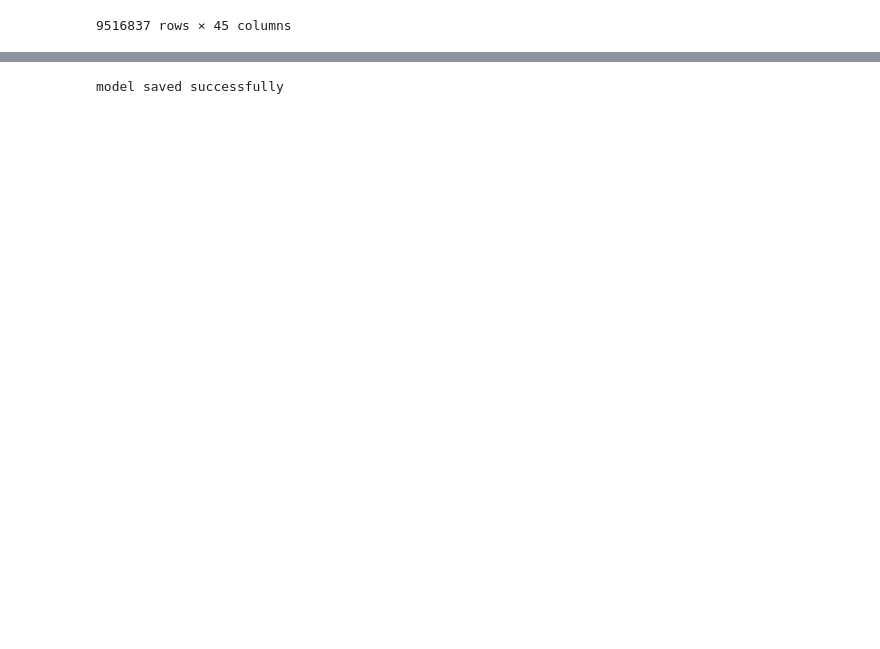
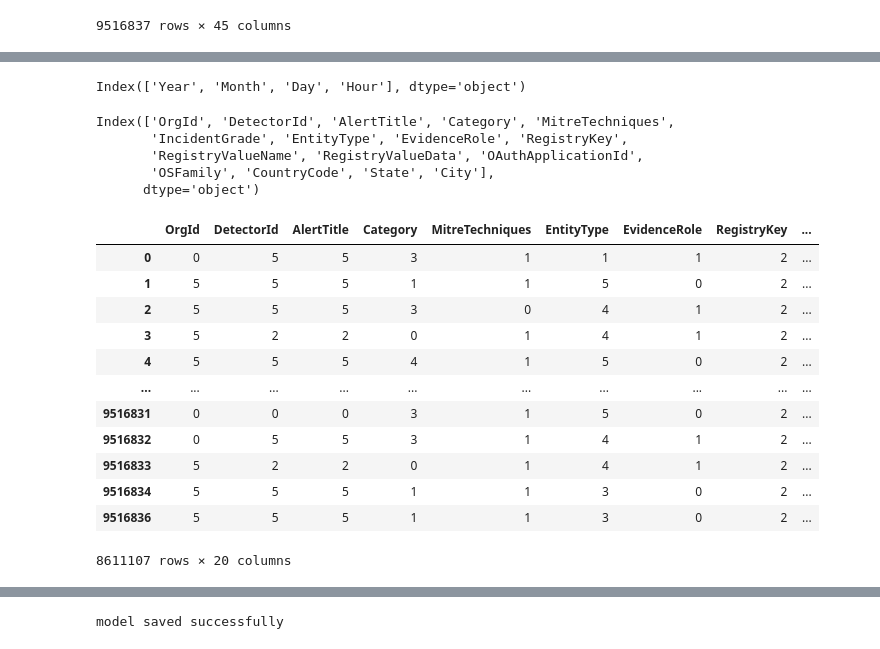
Before and after one commit to Shabanabacker/cybersecurity-incident-classification, a Jupyter notebook: notebooks/microsoft.ipynb, the cells around one changed output, grey strips where cells are left out. Cells and saved outputs as stored; diff of their text form; code cells hidden in the pictures; blank space fills up the shorter version.

```diff
--- a/notebooks/microsoft.ipynb
+++ b/notebooks/microsoft.ipynb
@@ -70,0 +80,4 @@ print(rows,columns)
+# %%
+df.drop(columns=['Id','IncidentId','AlertId','DeviceId','AccountSid','AccountObjectId',
+                 'ApplicationId','ResourceIdName','NetworkMessageId','Sha256','IpAddress','Url',
+                'AccountUpn','AccountName','DeviceName','FileName','FolderPath','ApplicationName','OSVersion'],axis=1,inplace=True)
@@ -162,0 +144,66 @@ See the caveats in the documentation: https://pandas.pydata.org/pandas-docs/stab
+# %%
+numerical_columns=[ 'Year', 'Month', 'Day', 'Hour']
+for col in numerical_columns:
+    Q1 = df[col].quantile(0.10)
+    Q3 = df[col].quantile(0.90)
+    IQR = Q3 - Q1
+    df = df[~((df[col] < (Q1 - 1.5 * IQR)) | (df[col] > (Q3 + 1.5 * IQR)))]
+# %%
+numerical_columns=df.select_dtypes(include=['number']).columns
+numerical_columns
+# %% [output]
+Index(['Year', 'Month', 'Day', 'Hour'], dtype='object')
+# %%
+categorical_columns=df.select_dtypes(include=['object']).columns
+categorical_columns
+# %% [output]
+Index(['OrgId', 'DetectorId', 'AlertTitle', 'Category', 'MitreTechniques',
+       'IncidentGrade', 'EntityType', 'EvidenceRole', 'RegistryKey',
+       'RegistryValueName', 'RegistryValueData', 'OAuthApplicationId',
+       'OSFamily', 'CountryCode', 'State', 'City'],
+      dtype='object')
+# %%
+from sklearn.preprocessing import MinMaxScaler, LabelEncoder
+numerical_cols = [ 'Year', 'Month', 'Day', 'Hour']
+
+
+# Apply MinMaxScaler to numerical columns
+scaler = MinMaxScaler()
+df[numerical_cols] = scaler.fit_transform(df[numerical_cols])
+# %%
+import pandas as pd
+from sklearn.preprocessing import LabelEncoder
+categorical_columns= ['OrgId', 'DetectorId', 'AlertTitle', 'Category', 'MitreTechniques',
+       'IncidentGrade', 'EntityType', 'EvidenceRole', 'RegistryKey',
+       'RegistryValueName', 'RegistryValueData', 'OAuthApplicationId','OSFamily',
+       'CountryCode', 'State', 'City']
+label_encoders={}
+# Convert all categorical columns to string type to avoid mixed types
+for col in categorical_columns:
+    df[col] = df[col].astype(str)  # Convert to string to avoid mixed types
+    le = LabelEncoder()
+    df[col] = le.fit_transform(df[col])  # Apply label encoding
+    label_encoders[col] = le  # Store the label encoder for potential inverse transformation
+
+# Encode the target variable 'IncidentGrade'
+
+
+le_target=LabelEncoder()
+df['IncidentGrade_encoded']=le_target.fit_transform(df['IncidentGrade'])
+df=df.drop(columns=['IncidentGrade'],axis=1)
+# %%
+df
+# %% [output]
+|  | OrgId | DetectorId | AlertTitle | Category | MitreTechniques | EntityType | EvidenceRole | RegistryKey | ... |
+| 0 | 0 | 5 | 5 | 3 | 1 | 1 | 1 | 2 | ... |
+| 1 | 5 | 5 | 5 | 1 | 1 | 5 | 0 | 2 | ... |
+| 2 | 5 | 5 | 5 | 3 | 0 | 4 | 1 | 2 | ... |
+| 3 | 5 | 2 | 2 | 0 | 1 | 4 | 1 | 2 | ... |
+| 4 | 5 | 5 | 5 | 4 | 1 | 5 | 0 | 2 | ... |
+| ... | ... | ... | ... | ... | ... | ... | ... | ... | ... |
+| 9516831 | 0 | 0 | 0 | 3 | 1 | 5 | 0 | 2 | ... |
+| 9516832 | 0 | 5 | 5 | 3 | 1 | 4 | 1 | 2 | ... |
+| 9516833 | 5 | 2 | 2 | 0 | 1 | 4 | 1 | 2 | ... |
+| 9516834 | 5 | 5 | 5 | 1 | 1 | 3 | 0 | 2 | ... |
+| 9516836 | 5 | 5 | 5 | 1 | 1 | 3 | 0 | 2 | ... |
+8611107 rows × 20 columns
```
Also changed, not shown: parts of 59 cells of this notebook.
